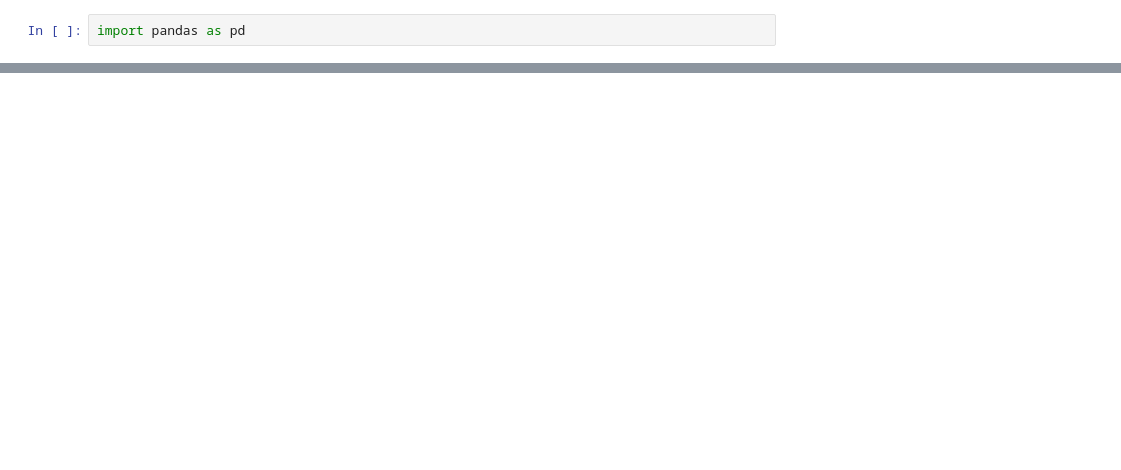
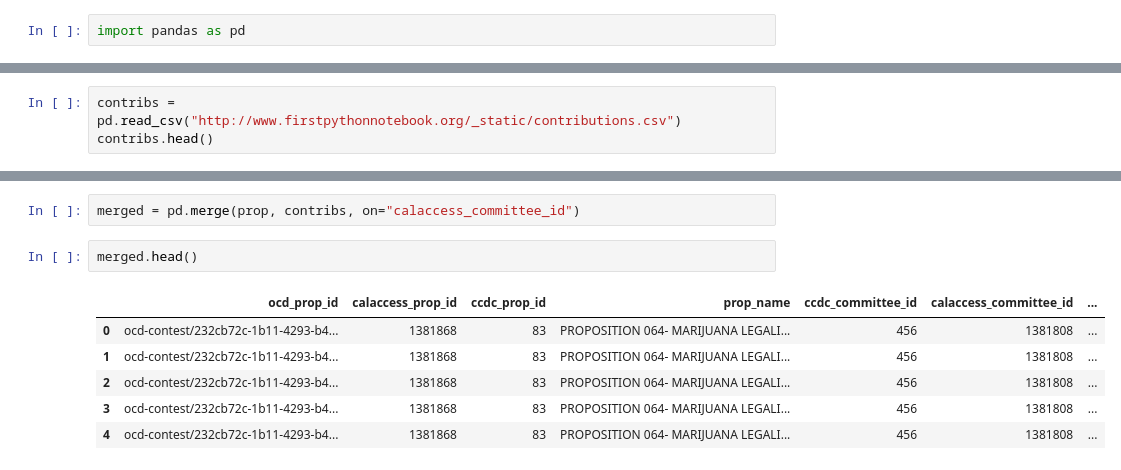
Before and after one commit to macloo/restaurant-inspections, a Jupyter notebook: Prop-64-analysis.ipynb, the cells around one changed output, grey strips where cells are left out. Cells and saved outputs as stored; diff of their text form; blank space fills up the shorter version.

```diff
--- a/Prop-64-analysis.ipynb
+++ b/Prop-64-analysis.ipynb
@@ -9,0 +24,3 @@ SyntaxError: invalid syntax (<ipython-input-40-b6281159d31f>, line 2)
+# %%
+contribs = pd.read_csv("http://www.firstpythonnotebook.org/_static/contributions.csv")
+contribs.head()
@@ -52,0 +97,11 @@ Name: CountyName, dtype: object
+# %%
+merged = pd.merge(prop, contribs, on="calaccess_committee_id")
+# %%
+merged.head()
+# %% [output]
+|  | ocd_prop_id | calaccess_prop_id | ccdc_prop_id | prop_name | ccdc_committee_id | calaccess_committee_id | ... |
+| 0 | ocd-contest/232cb72c-1b11-4293-b4... | 1381868 | 83 | PROPOSITION 064- MARIJUANA LEGALI... | 456 | 1381808 | ... |
+| 1 | ocd-contest/232cb72c-1b11-4293-b4... | 1381868 | 83 | PROPOSITION 064- MARIJUANA LEGALI... | 456 | 1381808 | ... |
+| 2 | ocd-contest/232cb72c-1b11-4293-b4... | 1381868 | 83 | PROPOSITION 064- MARIJUANA LEGALI... | 456 | 1381808 | ... |
+| 3 | ocd-contest/232cb72c-1b11-4293-b4... | 1381868 | 83 | PROPOSITION 064- MARIJUANA LEGALI... | 456 | 1381808 | ... |
+| 4 | ocd-contest/232cb72c-1b11-4293-b4... | 1381868 | 83 | PROPOSITION 064- MARIJUANA LEGALI... | 456 | 1381808 | ... |
```
Also changed, not shown: parts of 26 cells of this notebook.
